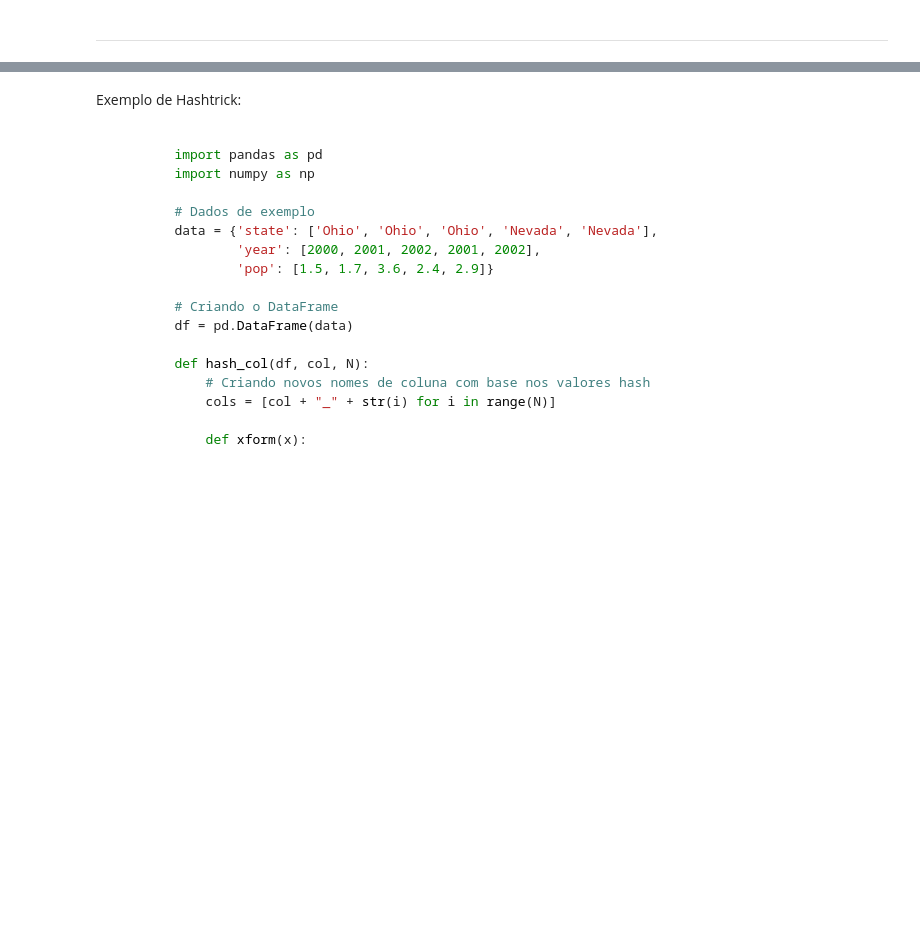
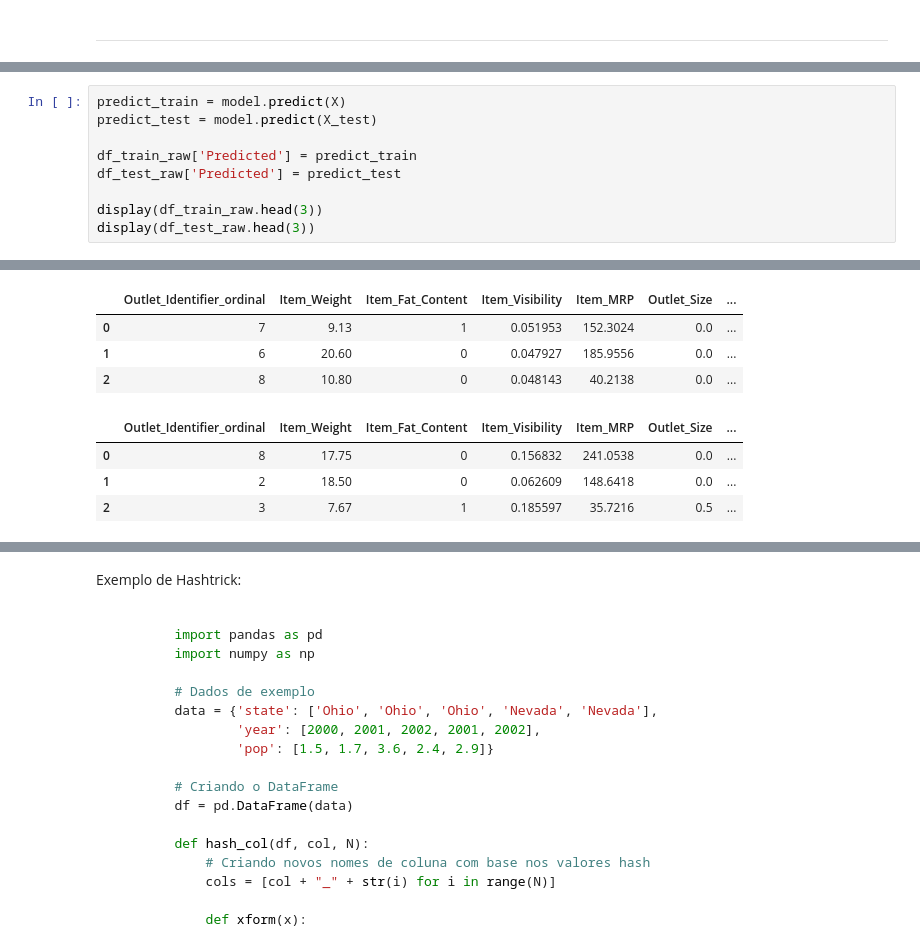
Before and after one commit to Krupique/mlops-projects, a Jupyter notebook: 02-bigmart_sales_prediction/notebook/demand_forecaster_tf.ipynb, the cells around one changed output, grey strips where cells are left out. Saved outputs shown, nothing was run; the diff lists cells and outputs as text; blank space fills up the shorter version.

```diff
--- a/02-bigmart_sales_prediction/notebook/demand_forecaster_tf.ipynb
+++ b/02-bigmart_sales_prediction/notebook/demand_forecaster_tf.ipynb
@@ -291,0 +341,10 @@ train_r2, test_r2
+# %%
+predict_train = model.predict(X)
+predict_test = model.predict(X_test)
+
+df_train_raw['Predicted'] = predict_train
+df_test_raw['Predicted'] = predict_test
+
+display(df_train_raw.head(3))
+display(df_test_raw.head(3))
+# %% [output]
@@ -291,0 +353,8 @@ train_r2, test_r2
+|  | Outlet_Identifier_ordinal | Item_Weight | Item_Fat_Content | Item_Visibility | Item_MRP | Outlet_Size | ... |
+| 0 | 7 | 9.13 | 1 | 0.051953 | 152.3024 | 0.0 | ... |
+| 1 | 6 | 20.60 | 0 | 0.047927 | 185.9556 | 0.0 | ... |
+| 2 | 8 | 10.80 | 0 | 0.048143 | 40.2138 | 0.0 | ... |
+|  | Outlet_Identifier_ordinal | Item_Weight | Item_Fat_Content | Item_Visibility | Item_MRP | Outlet_Size | ... |
+| 0 | 8 | 17.75 | 0 | 0.156832 | 241.0538 | 0.0 | ... |
+| 1 | 2 | 18.50 | 0 | 0.062609 | 148.6418 | 0.0 | ... |
+| 2 | 3 | 7.67 | 1 | 0.185597 | 35.7216 | 0.5 | ... |
```
Also changed, not shown: parts of 12 cells of this notebook, 1 other file.
